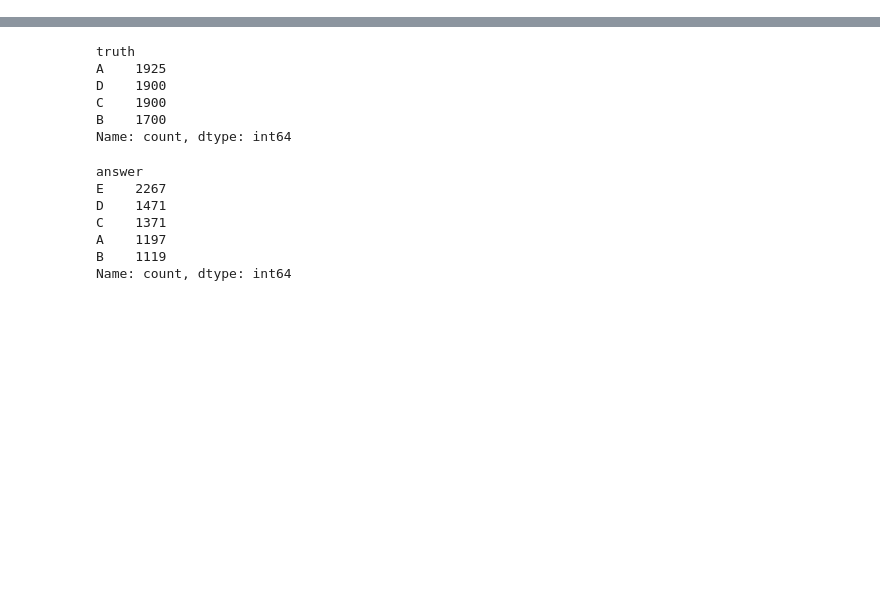
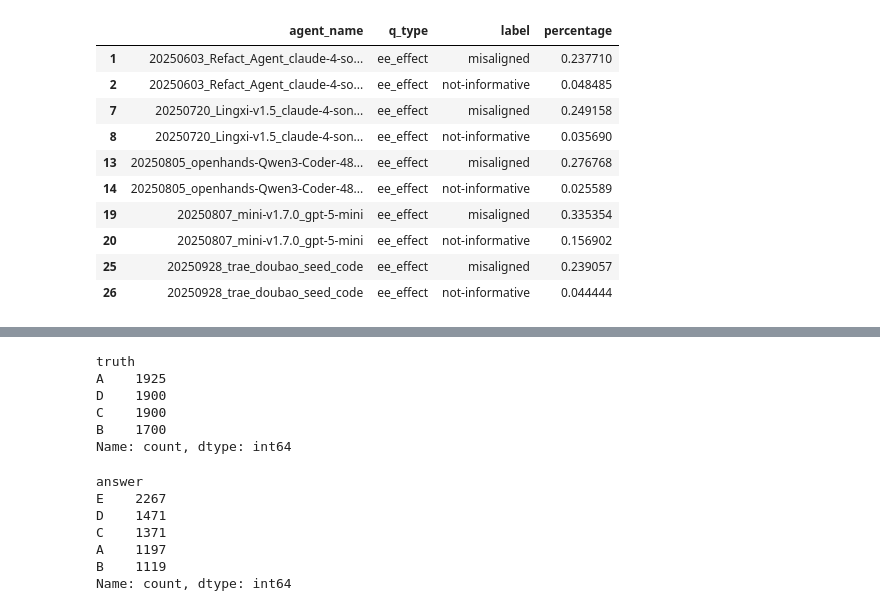
Before and after one commit to pan2013e/explainbench, a Jupyter notebook: results_analysis/rq2_analysis.ipynb, the cells around one changed output, grey strips where cells are left out. Saved outputs shown, nothing was run; the diff lists cells and outputs as text; code cells hidden in the pictures; blank space fills up the shorter version.

```diff
--- a/results_analysis/rq2_analysis.ipynb
+++ b/results_analysis/rq2_analysis.ipynb
@@ -26,0 +274,14 @@ for agent in AGENTS:
+# %%
+label_mean[label_mean.q_type =="ee_effect"]
+# %% [output]
+|  | agent_name | q_type | label | percentage |
+| 1 | 20250603_Refact_Agent_claude-4-so... | ee_effect | misaligned | 0.237710 |
+| 2 | 20250603_Refact_Agent_claude-4-so... | ee_effect | not-informative | 0.048485 |
+| 7 | 20250720_Lingxi-v1.5_claude-4-son... | ee_effect | misaligned | 0.249158 |
+| 8 | 20250720_Lingxi-v1.5_claude-4-son... | ee_effect | not-informative | 0.035690 |
+| 13 | 20250805_openhands-Qwen3-Coder-48... | ee_effect | misaligned | 0.276768 |
+| 14 | 20250805_openhands-Qwen3-Coder-48... | ee_effect | not-informative | 0.025589 |
+| 19 | 20250807_mini-v1.7.0_gpt-5-mini | ee_effect | misaligned | 0.335354 |
+| 20 | 20250807_mini-v1.7.0_gpt-5-mini | ee_effect | not-informative | 0.156902 |
+| 25 | 20250928_trae_doubao_seed_code | ee_effect | misaligned | 0.239057 |
+| 26 | 20250928_trae_doubao_seed_code | ee_effect | not-informative | 0.044444 |
```
Also changed, not shown: parts of 76 cells of this notebook.
